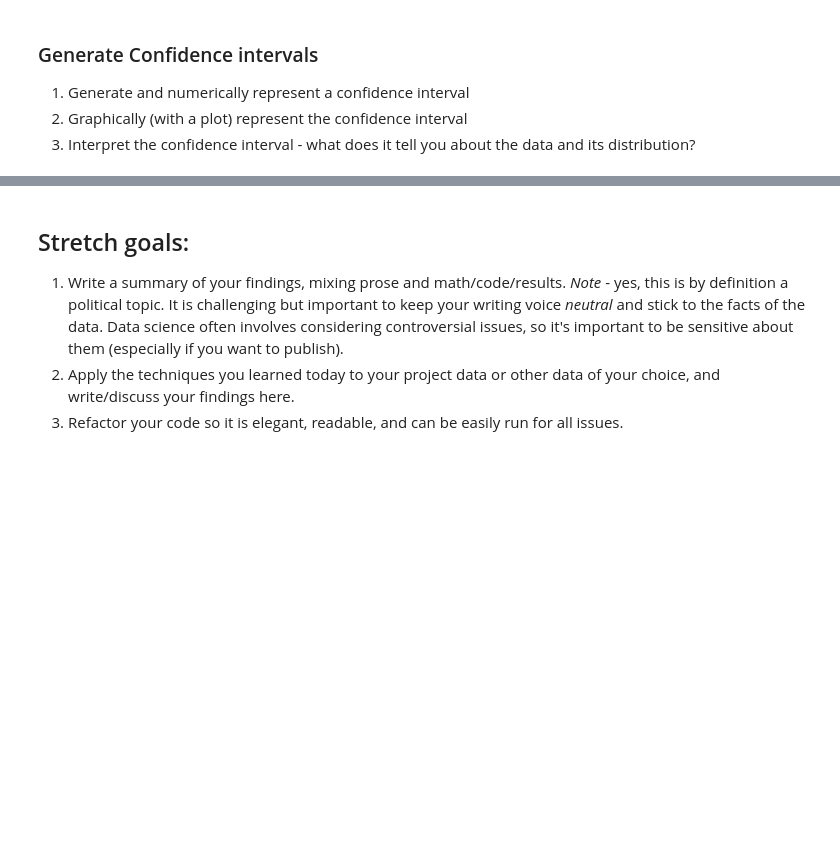
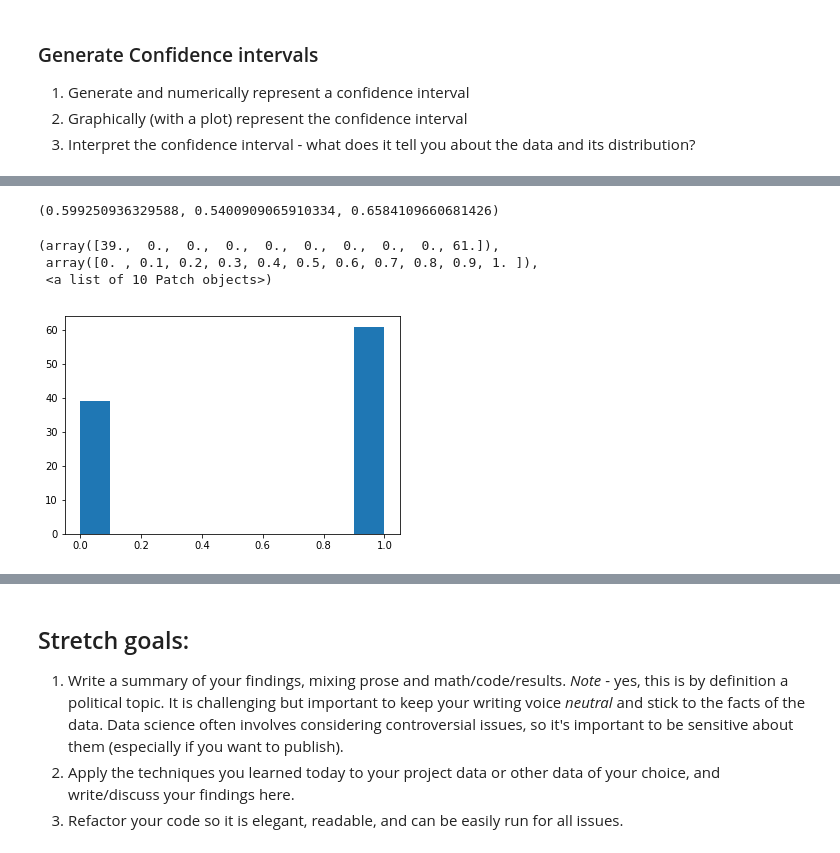
Before and after one commit to cardstud/DS-Unit-1-Sprint-3-Statistical-Tests-and-Experiments, a Jupyter notebook: module2-sampling-confidence-intervals-and-hypothesis-testing/LS_DS_132_Sampling_Confidence_Intervals_and_Hypothesis_Testing_Assignment.ipynb, the cells around one changed output, grey strips where cells are left out. Cells and saved outputs as stored; diff of their text form; code cells hidden in the pictures; blank space fills up the shorter version.

```diff
--- a/module2-sampling-confidence-intervals-and-hypothesis-testing/LS_DS_132_Sampling_Confidence_Intervals_and_Hypothesis_Testing_Assignment.ipynb
+++ b/module2-sampling-confidence-intervals-and-hypothesis-testing/LS_DS_132_Sampling_Confidence_Intervals_and_Hypothesis_Testing_Assignment.ipynb
@@ -203,2 +210,2 @@ def confidence_interval(data, confidence=0.95):
 # %%
-a= df_democrat['infants']
+dem_infants= df_democrat['infants']
@@ -205,5 +224,5 @@ a= df_democrat['infants']
 # %%
 sample_size = 100
-sample = a.sample(sample_size)
+sample = dem_infants.sample(sample_size)
 sample.head()
 # %% [output]
@@ -246,0 +255,13 @@ confidence_interval(sample, confidence=0.95)
+# %%
+confidence_interval(dem_infants,confidence=0.95 )
+# %% [output]
+(0.599250936329588, 0.5400909065910334, 0.6584109660681426)
+# %%
+# So the mean, 0.59925 falls between the confidence interval of 0.54 and 0.65
+#    which is confirmed below via the histogram
+plt.hist(sample, bins=10)
+# %% [output]
+(array([39.,  0.,  0.,  0.,  0.,  0.,  0.,  0.,  0., 61.]),
+ array([0. , 0.1, 0.2, 0.3, 0.4, 0.5, 0.6, 0.7, 0.8, 0.9, 1. ]),
+ <a list of 10 Patch objects>)
+[figure, added]
```
Also changed, not shown: parts of 35 cells of this notebook.
